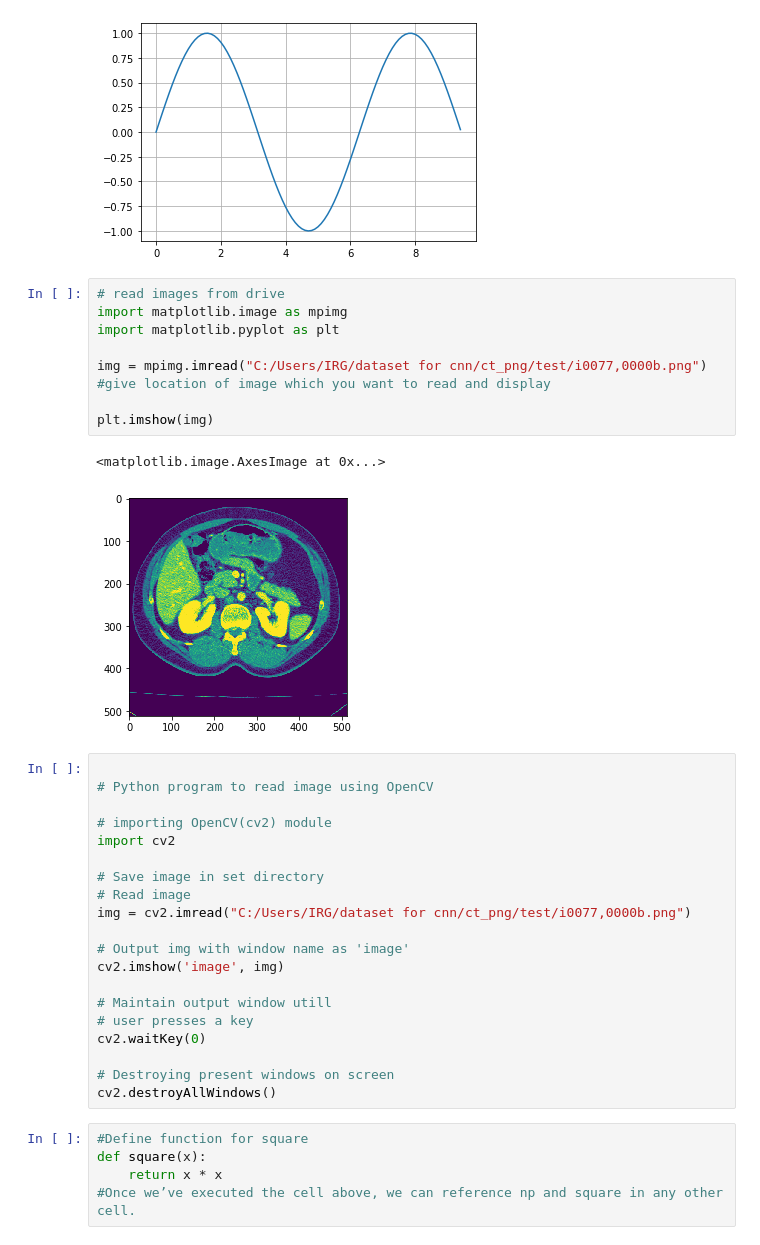
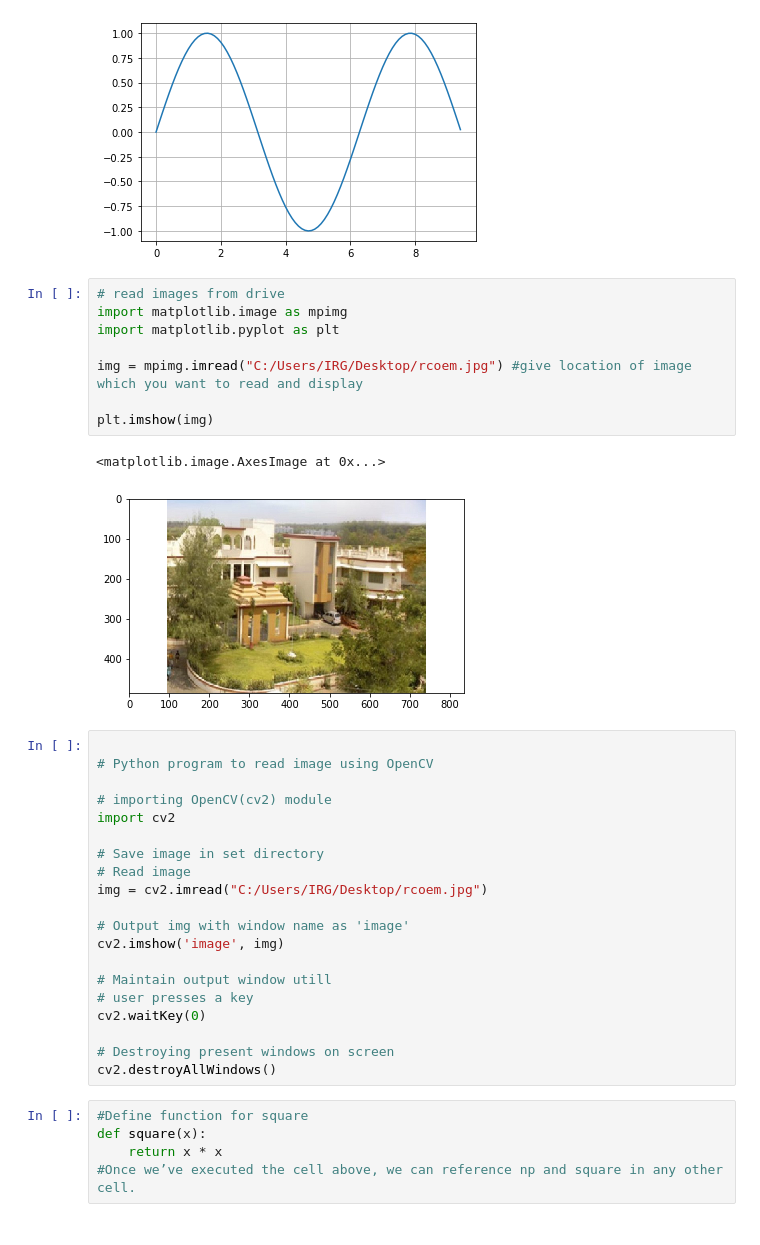
Before and after one commit to snehal3008/BASICS-OF-PYTHON-PROGRAMMING, a Jupyter notebook: Webinar codes.ipynb, the cells around one changed output. Drawn from its saved outputs; the diff is of its cells as text.

```diff
--- a/Webinar codes.ipynb
+++ b/Webinar codes.ipynb
@@ -302,14 +302,14 @@ plt.show()  # You must call plt.show() to make graphics appear.
 # %%
 # read images from drive
 import matplotlib.image as mpimg
 import matplotlib.pyplot as plt
 
-img = mpimg.imread("C:/Users/IRG/dataset for cnn/ct_png/test/i0077,0000b.png") #give location of image which you want to read and display
+img = mpimg.imread("C:/Users/IRG/Desktop/rcoem.jpg") #give location of image which you want to read and display
 
 plt.imshow(img)
 # %% [output]
 <matplotlib.image.AxesImage at 0x...>
-[figure, old version]
+[figure, new version]
 # %%
 
 # Python program to read image using OpenCV
@@ -319,7 +319,7 @@ import cv2
 
 # Save image in set directory
 # Read image
-img = cv2.imread("C:/Users/IRG/dataset for cnn/ct_png/test/i0077,0000b.png")
+img = cv2.imread("C:/Users/IRG/Desktop/rcoem.jpg")
 
 # Output img with window name as 'image'
 cv2.imshow('image', img)
```
Also changed, not shown: parts of 4 cells of this notebook.
